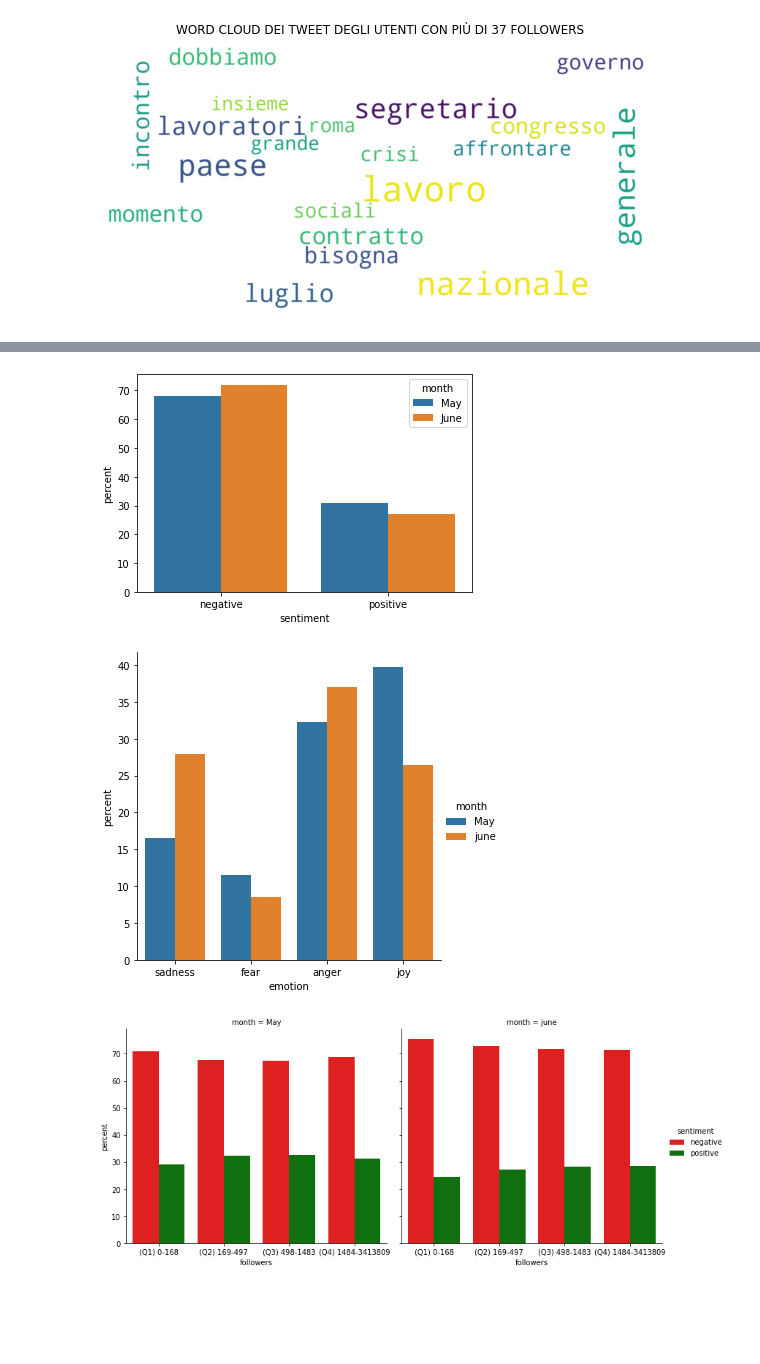
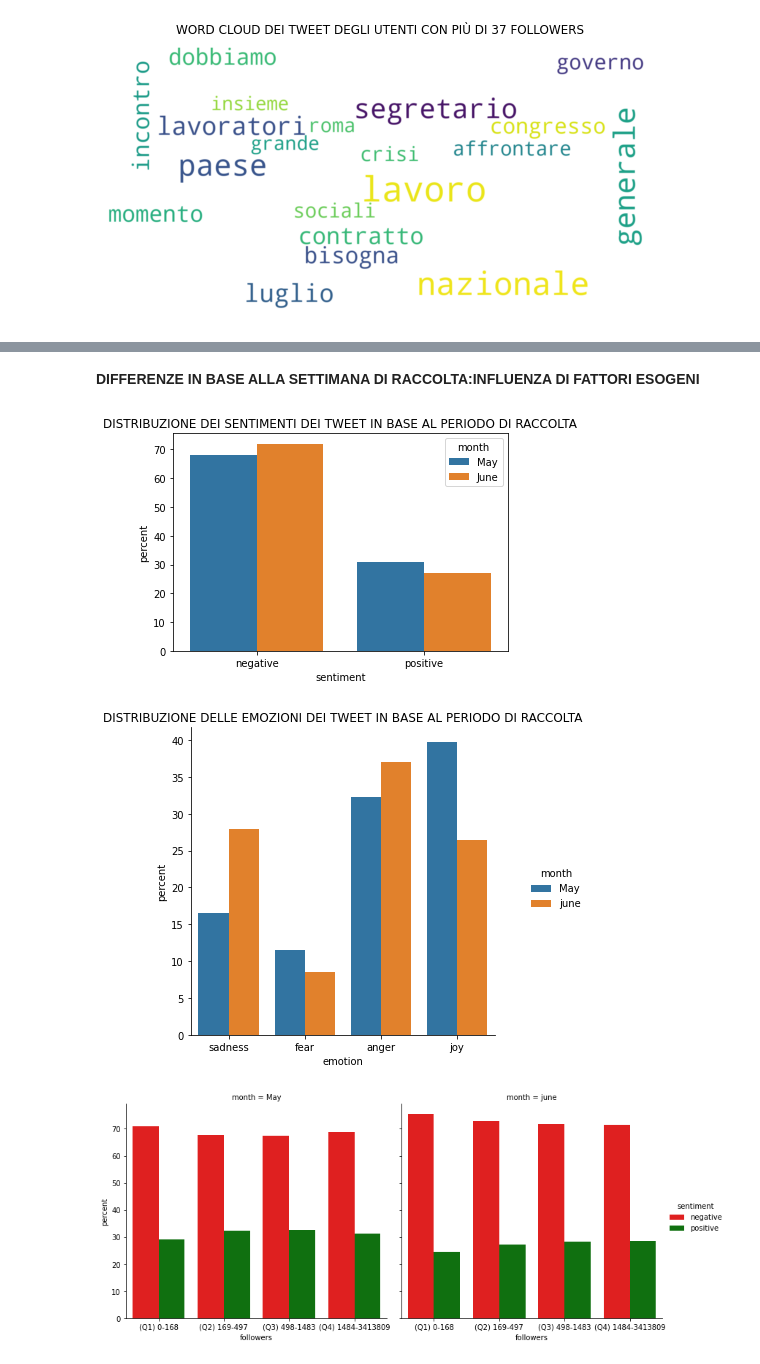
Before and after one commit to paolofesta/prove, a Jupyter notebook: TESI.ipynb, the cells around one changed output, grey strips where cells are left out. Saved outputs shown, nothing was run; the diff lists cells and outputs as text; code cells hidden in the pictures; blank space fills up the shorter version.

```diff
--- a/TESI.ipynb
+++ b/TESI.ipynb
@@ -750,3 +746,5 @@ datasent
+# %% [markdown]
+**DIFFERENZE IN BASE ALLA SETTIMANA DI RACCOLTA:INFLUENZA DI FATTORI ESOGENI**
 # %%
 d1=datasent.loc[datasent['Unnamed: 0'].isna()]
 d1['month']="june"
@@ -770,7 +768,7 @@ c={'percent':[(4425/6443)*100,(2018/6443)*100,(4455/6117)*100,(1662/6117)*100],'
 df=pd.DataFrame(data=c)
 df['percent']=df['percent'].astype('int')
 # %%
-sns.barplot(data=df,x='sentiment',y='percent',hue='month').set_title('')
+sns.barplot(data=df,x='sentiment',y='percent',hue='month').set_title('DISTRIBUZIONE DEI SENTIMENTI DEI TWEET IN BASE AL PERIODO DI RACCOLTA')
 print()
 # %% [output]
-[figure, old version]
+[figure, new version]
@@ -793,10 +789,10 @@ df1=pd.DataFrame(data=z)
 df1
 # %%
 sns.catplot(data=df1,x='emotion',y='percent',hue='month',kind='bar', dodge=True)
-plt.title('')
+plt.title('DISTRIBUZIONE DELLE EMOZIONI DEI TWEET IN BASE AL PERIODO DI RACCOLTA')
 print()
 # %% [output]
-[figure, old version]
+[figure, new version]
 # %%
 d1=df.loc[df["month"]=="May"]
 d2=df.loc[df["month"]=="june"]
```
Also changed, not shown: parts of 8 cells of this notebook.
